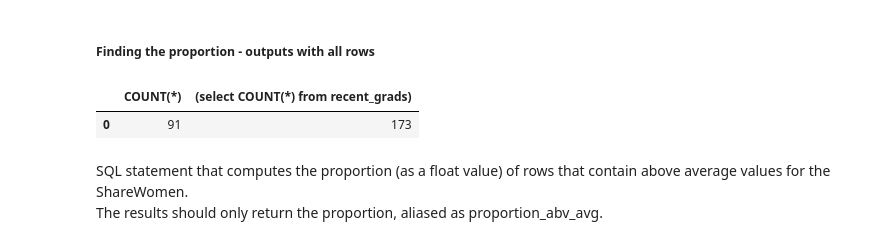
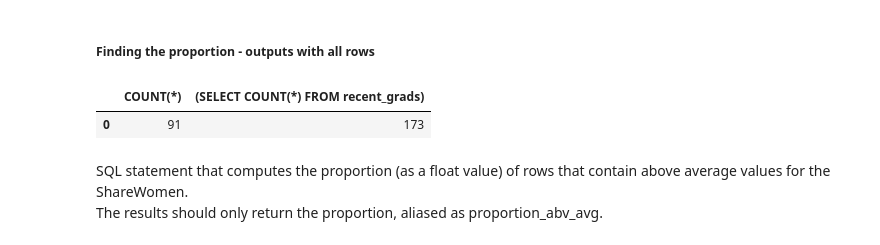
Before and after one commit to Ysbail/MiniProjects, a Jupyter notebook: SQL/SQL_jobs.ipynb, the cells around one changed output. Saved outputs shown, nothing was run; the diff lists cells and outputs as text; code cells hidden in the pictures.

```diff
--- a/SQL/SQL_jobs.ipynb
+++ b/SQL/SQL_jobs.ipynb
@@ -560,13 +560,13 @@ pd.read_sql_query(query, connection).head()
 ##### Finding the proportion - outputs with all rows
 # %%
 query = '''SELECT
-                COUNT(*), (select COUNT(*) from recent_grads)
+                COUNT(*), (SELECT COUNT(*) FROM recent_grads)
             FROM recent_grads
             WHERE
-                ShareWomen > (select AVG(ShareWomen) from recent_grads)'''
+                ShareWomen > (SELECT AVG(ShareWomen) FROM recent_grads)'''
 pd.read_sql_query(query, connection).head()
 # %% [output]
-|  | COUNT(*) | (select COUNT(*) from recent_grads) |
+|  | COUNT(*) | (SELECT COUNT(*) FROM recent_grads) |
 | 0 | 91 | 173 |
 # %% [markdown]
 SQL statement that computes the proportion (as a float value) of rows that contain above average values for the ShareWomen.
```
Also changed, not shown: parts of 23 cells of this notebook, 1 other file.
